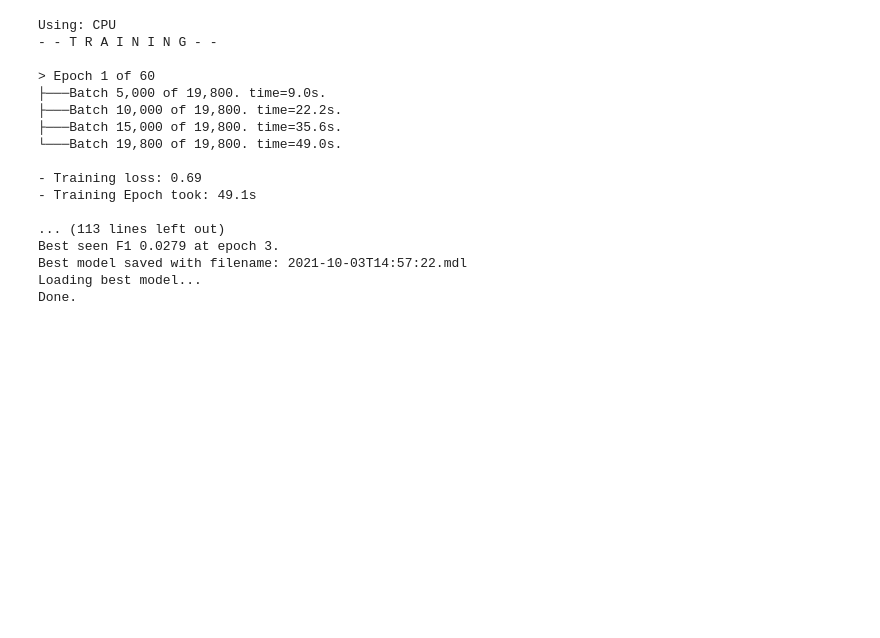
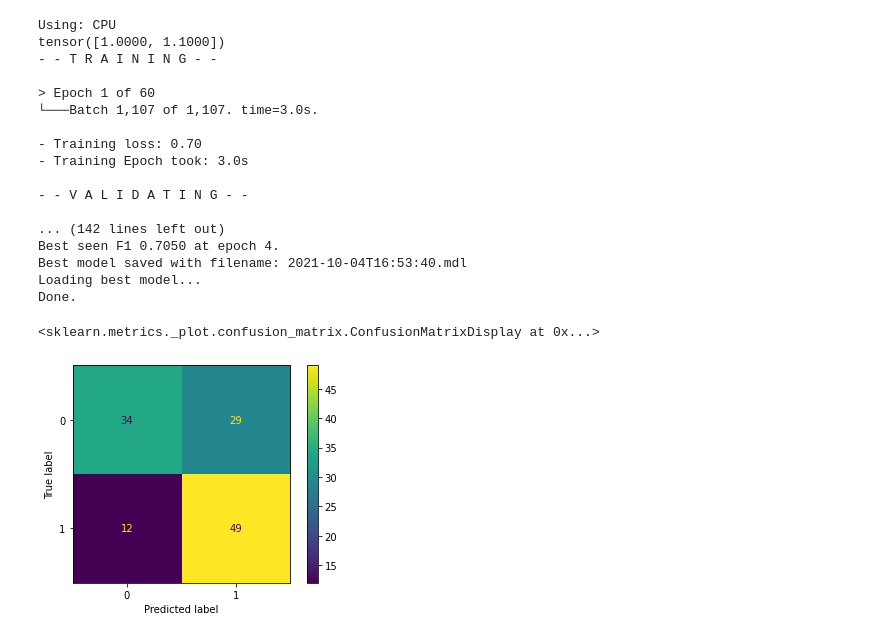
Before and after one commit to bellicapelli0/FRISS-technical-assignment, a Jupyter notebook: PyTorch_Classifier.ipynb, the cells around one changed output. Saved outputs shown, nothing was run; the diff lists cells and outputs as text; code cells hidden in the pictures; blank space fills up the shorter version.

```diff
--- a/PyTorch_Classifier.ipynb
+++ b/PyTorch_Classifier.ipynb
@@ -226,6 +27,6 @@ Preprocessing took 1.52 seconds
 # %%
-drop_cols = ['claim_amount_claimed_total', 'occurred_year', 'occurred_month',
-            'occurred_day', 'reported_year', 'reported_month', 'reported_day']
+drop_cols = ['occurred_year', 'occurred_month',
+       'occurred_day', 'reported_year', 'reported_month', 'reported_day']
 
 train = train.drop(columns=drop_cols)
 test = test.drop(columns=drop_cols)
@@ -266,6 +101,6 @@ train = train.sample(frac=1.0)
 # %%
 epochs = 60
-max_patience = 3
+max_patience = 5
 
 if torch.cuda.is_available():
   DEVICE = torch.device("cuda")
@@ -277,8 +112,10 @@ else:
 torch.manual_seed(1)
 
 train_set = ClaimDataset(train)
+val_set = ClaimDataset(val)
 test_set = ClaimDataset(test)
-train_dataloader = DataLoader(train_set, batch_size = 8, num_workers = 2, shuffle=True)
+train_dataloader = DataLoader(train_set, batch_size = 1, num_workers = 2, shuffle=True)
+val_dataloader = DataLoader(val_set, batch_size = 1, num_workers = 2, shuffle=True)
 test_dataloader = DataLoader(test_set, batch_size = 1, num_workers = 2, shuffle=False)
 
 input_features = train_set.number_of_features()
@@ -286,28 +123,44 @@ input_features = train_set.number_of_features()
 model = ClaimClassifier(input_features)
 model.to(DEVICE)
 
-weight = torch.tensor([1.0,1.1])
+class_weights = compute_class_weight('balanced',
+                                     classes = np.unique(train["sys_fraud"]),
+                                     y = train["sys_fraud"])
+#class_weights = torch.tensor(class_weights,dtype=torch.float)
+class_weights = torch.tensor([1.0, 1.1])
+print(class_weights)
+criterion = nn.CrossEntropyLoss(weight = class_weights, reduction='mean')
+optimizer = torch.optim.Adam(model.parameters(), lr = 3e-4)
 
-criterion = nn.CrossEntropyLoss(weight = weight)
-optimizer = torch.optim.Adam(model.parameters(), lr = 1e-6)
-
-model, preds, labels = train_model(model, criterion, optimizer, train_dataloader, test_dataloader,
+model, preds, labels = train_model(model, criterion, optimizer, train_dataloader, val_dataloader,
                                    DEVICE, epochs, max_patience)
 # %% [output]
 Using: CPU
+tensor([1.0000, 1.1000])
 - - T R A I N I N G - -
 
 > Epoch 1 of 60
-├───Batch 5,000 of 19,800. time=9.0s.
-├───Batch 10,000 of 19,800. time=22.2s.
-├───Batch 15,000 of 19,800. time=35.6s.
-└───Batch 19,800 of 19,800. time=49.0s.
+└───Batch 1,107 of 1,107. time=3.0s.
 
-- Training loss: 0.69
-- Training Epoch took: 49.1s
+- Training loss: 0.70
+- Training Epoch took: 3.0s
 
-... (113 lines left out)
-Best seen F1 0.0279 at epoch 3.
-Best model saved with filename: 2021-10-03T14:57:22.mdl
+- - V A L I D A T I N G - -
+
+... (142 lines left out)
+Best seen F1 0.7050 at epoch 4.
+Best model saved with filename: 2021-10-04T16:53:40.mdl
 Loading best model...
 Done.
+# %%
+cm = confusion_matrix(labels, preds)best_model = ClaimClassifier(train_dataloader.dataset.number_of_features())
+    best_model.load_state_dict(torch.load("savedmodels/{}".format(model_name)))
+    best_model.eval()
+
+cmd_obj = ConfusionMatrixDisplay(cm)
+
+
+cmd_obj.plot()
+# %% [output]
+<sklearn.metrics._plot.confusion_matrix.ConfusionMatrixDisplay at 0x...>
+[figure, added]
```
Also changed, not shown: parts of 16 cells of this notebook, 12 other files.
